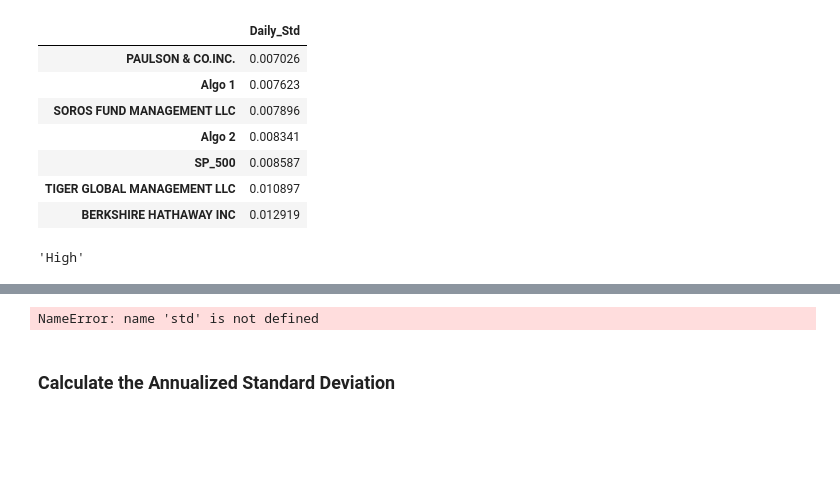
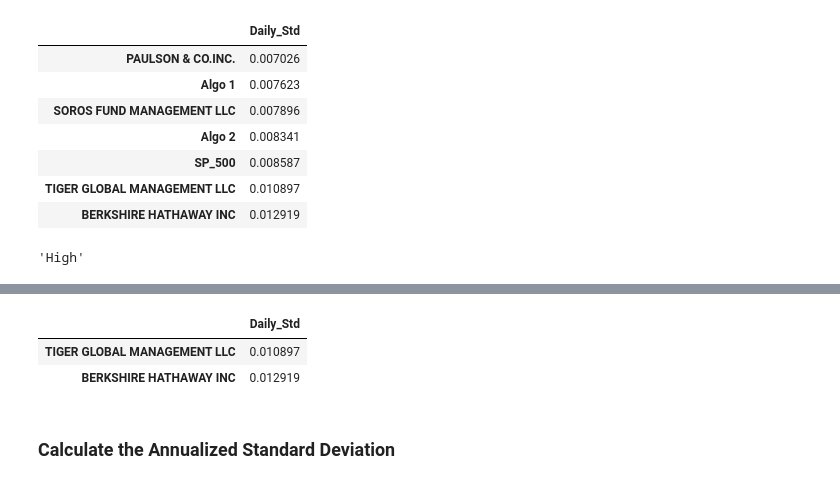
Before and after one commit to eriklarson33/HW_4-Whale_of_a_Portfolio, a Jupyter notebook: Starter_Code/whale_analysis.ipynb, the cells around one changed output, grey strips where cells are left out. Saved outputs shown, nothing was run; the diff lists cells and outputs as text; code cells hidden in the pictures; blank space fills up the shorter version.

```diff
--- a/Starter_Code/whale_analysis.ipynb
+++ b/Starter_Code/whale_analysis.ipynb
@@ -385,9 +385,13 @@ daily_std_df
 | BERKSHIRE HATHAWAY INC | 0.012919 |
 # %%
 # Calculate  the daily standard deviation of S&P 500
-SP_500_std = daily_std_df.loc['SP_500']
+SP_500_std = daily_std_df.loc['SP_500'][0]
+
 print(SP_500_std)
-print(type(SP_500_std))
+# print(type(SP_500_std))
+# print(type(SP500_std_value))
+# print(daily_std_df.loc['SP_500'][0])
+# print(type(daily_std_df.loc['SP_500'][0]))
 # Determine which portfolios are riskier than the S&P 500
 
 # Create method to iterate through DataFrame:
@@ -417,2 +419,5 @@ risk_assesment(2.5,1)
 # %% [output]
 'High'
+# %%
+daily_std_df["Risk"] = daily_std_df['Daily_Std'].apply(lambda x: if x > SP_500_std then x = "High" else x = "Not High"))
+print(daily_std_df)
@@ -419,9 +426,15 @@ risk_assesment(2.5,1)
 # %%
 # Apply method to the data frame:
-daily_std_df["Risk"] = daily_std_df['Daily_Std'].apply(std, SP_500_std)
+daily_std_df["Risk"] = daily_std_df['Daily_Std'].apply(risk_assesment(daily_std_df[['Daily_Std']], SP_500_std))
 daily_std_df
-# %% [output]
-NameError: name 'std' is not defined
+# %%
+# Using Filter to show only High Risk Portfolios:
+Risky_Portfolios = daily_std_df[daily_std_df['Daily_Std'] > daily_std_df.loc['SP_500'][0]]
+Risky_Portfolios
+# %% [output]
+|  | Daily_Std |
+| TIGER GLOBAL MANAGEMENT LLC | 0.010897 |
+| BERKSHIRE HATHAWAY INC | 0.012919 |
 # %% [markdown]
 ### Calculate the Annualized Standard Deviation
 # %%
```
Also changed, not shown: parts of 11 cells of this notebook.
